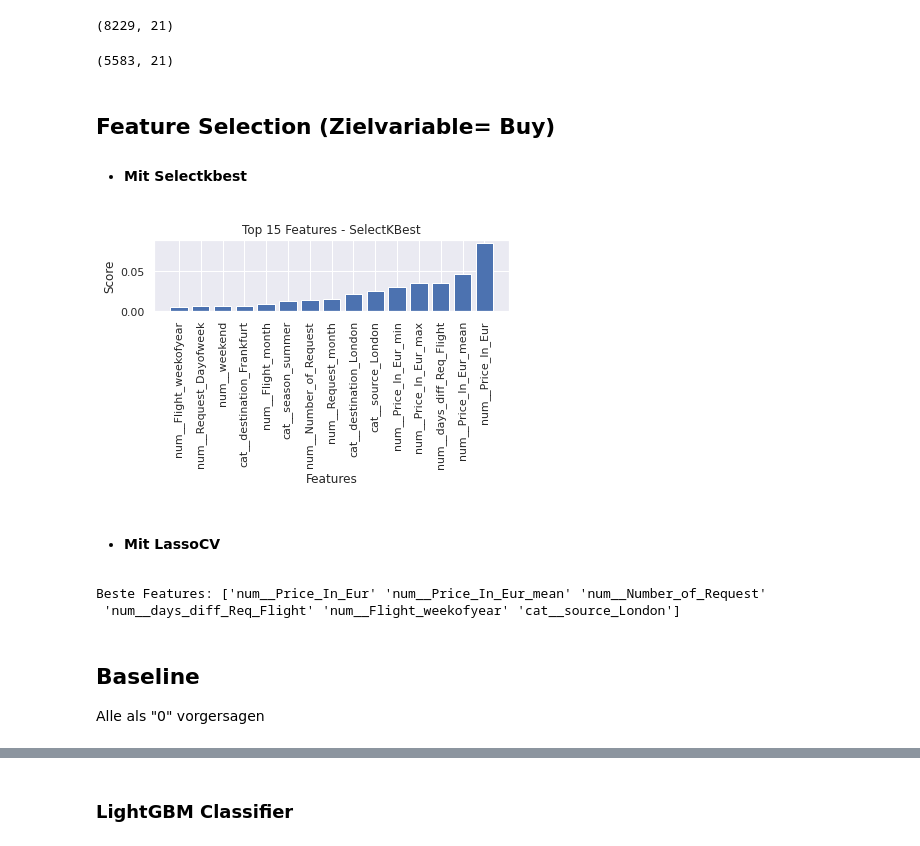
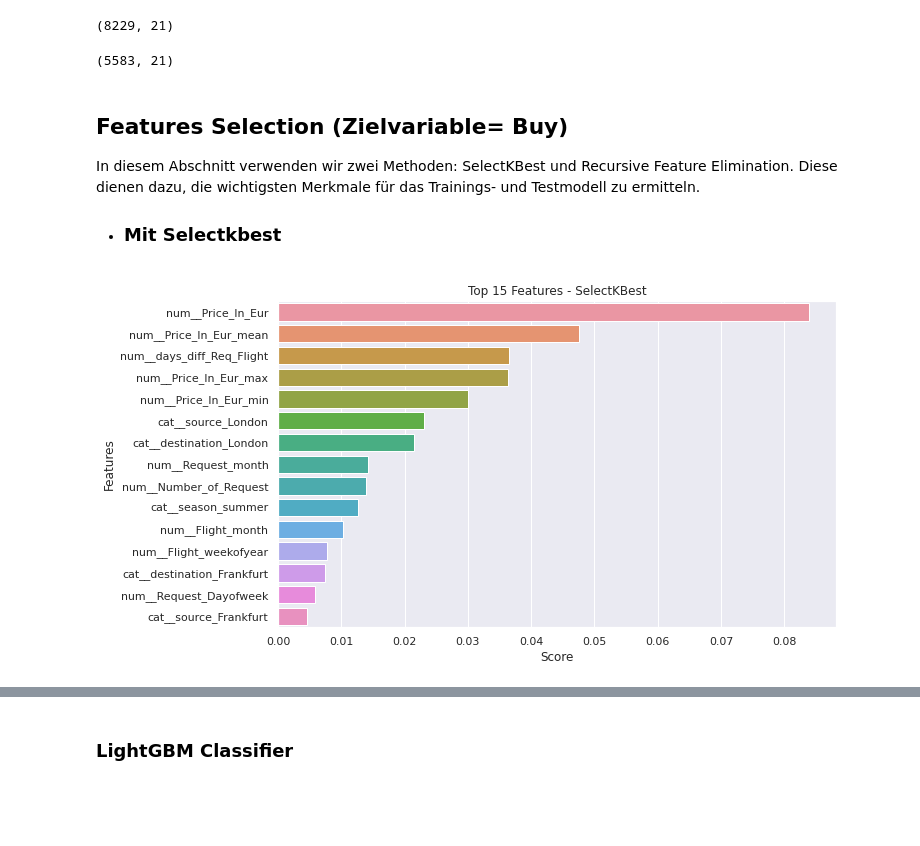
Before and after one commit to hahaha996/Data_Mining_Projekt, a Jupyter notebook: Projekt_DM.ipynb, the cells around one changed output, grey strips where cells are left out. Saved outputs shown, nothing was run; the diff lists cells and outputs as text; code cells hidden in the pictures; blank space fills up the shorter version.

```diff
--- a/Projekt_DM.ipynb
+++ b/Projekt_DM.ipynb
@@ -652,46 +686,48 @@ frame_val = pd.DataFrame(Xval_transformed,columns=transformed_feature_names_val)
 frame_val.shape
 # %% [output]
 (8229, 21)
-# %%
-# neue Dataframe für Testdaten mit relevanten Merkmalen
-frame_test = pd.DataFrame(Xtest_transformed,columns=transformed_feature_names_test)
-frame_test.shape
-# %% [output]
-(5583, 21)
+# %%
+# neue Dataframe für Testdaten mit relevanten Merkmalen
+frame_test = pd.DataFrame(Xtest_transformed,columns=transformed_feature_names_test)
+frame_test.shape
+# %% [output]
+(5583, 21)
 # %% [markdown]
-## Feature Selection (Zielvariable= Buy)
-  - #### Mit Selectkbest
+## Features Selection (Zielvariable= Buy)
+
+In diesem Abschnitt verwenden wir zwei Methoden: SelectKBest und Recursive Feature Elimination. Diese dienen dazu, die wichtigsten Merkmale für das Trainings- und Testmodell zu ermitteln.
+
+- ### Mit Selectkbest
 # %%
-
 k=15
 # SelectKBest-Transformer mit der gewünschten Score-Funktion erstellen
 kbest = SelectKBest(score_func= mutual_info_classif, k=k)  # Wähle die 10 besten Features
 
 # Transformer auf die Daten anwenden
 Xtrain_selected = kbest.fit_transform(Xtrain_transformed, y_train)
 
 # Die ausgewählten Feature-Indizes erhalten
 feature_indices = kbest.get_support(indices=True)
 
 # Die Namen der ausgewählten Features erhalten
 selected_features = frame_train.columns[feature_indices]
 
 #Score
 feature_scores = kbest.scores_
 
 # Erstelle ein Array mit den Rängen der Features (absteigend sortiert)
-top_15_features = np.argsort(feature_scores)[-k::]
+top_15_features = np.argsort(feature_scores)[-k::][::-1]
+
+# Sortiere die Features nach ihrem Score
+sorted_scores = np.sort(feature_scores)[-k::][::-1]
+sorted_names = np.array(transformed_feature_names_train)[top_15_features]
 
 # Plotte die Scores der k besten Features
-
-plt.bar(range(15), feature_scores[top_15_features])
-plt.xticks(range(15), np.array(transformed_feature_names_train)[top_15_features], rotation=90)
-plt.xlabel('Features')
-plt.ylabel('Score')
+plt.figure(figsize=(10,6))
+sns.barplot(x=sorted_scores, y=sorted_names)
+plt.xlabel('Score')
+plt.ylabel('Features')
 plt.title(f'Top {k} Features - SelectKBest')
-plt.tight_layout()
 plt.show()
 # %% [output]
-[figure, old version]
+[figure, new version]
-# %% [markdown]
-- #### Mit LassoCV
@@ -730,40 +733,0 @@ print("Beste Features:", selected_feature_names)
-# %%
-from sklearn.model_selection import GridSearchCV
-from sklearn.linear_model import LogisticRegressionCV
-from sklearn.feature_selection import SelectFromModel
-
-
-# Feature-Selection mit L1-Regularisierung
-model = LogisticRegressionCV(max_iter=1000, random_state=529, penalty='l1', solver='saga', Cs=[1, 10])
-model.fit(Xtrain_transformed, y_train)
-
-# Wende SelectFromModel mit Schwellenwert an
-feature_selection = SelectFromModel(estimator=model, threshold='mean')  # Nur Merkmale, die wichtiger als der Durchschnitt sind, werden ausgewählt
-feature_selection.fit(Xtrain_transformed, y_train)
-
-# Beste Features aus der Feature-Selection
-selected_feature_indices = feature_selection.get_support(indices=True)
-selected_feature_names = transformed_feature_names_train[selected_feature_indices]
-
-param_grid = {
-    'solver': ['saga', 'liblinear'],
-    'Cs': [1, 10],
-    'cv': [3, 5, 10]
-}
-
-# Grid-Suche für die besten Parameter
-grid_search = GridSearchCV(model, param_grid, cv=5)
-grid_search.fit(Xtrain_transformed[:, selected_feature_indices], y_train)
-
-# Beste Parameter und Ergebnisse
-best_params = grid_search.best_params_
-
-# Ausgabe der Ergebnisse
-print("Beste Features:", selected_feature_names)
-# %% [output]
-Beste Features: ['num__Price_In_Eur' 'num__Price_In_Eur_mean' 'num__Number_of_Request'
- 'num__days_diff_Req_Flight' 'num__Flight_weekofyear' 'cat__source_London']
-# %% [markdown]
-## Baseline
-
-Alle als "0" vorgersagen
```
Also changed, not shown: parts of 74 cells of this notebook.
